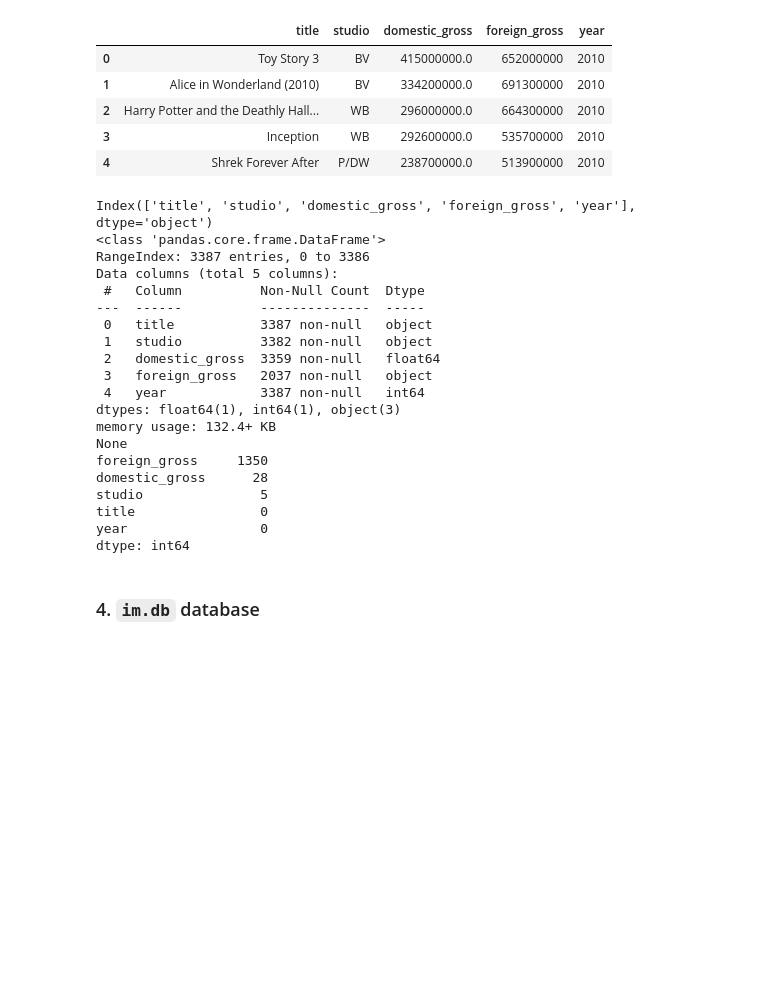
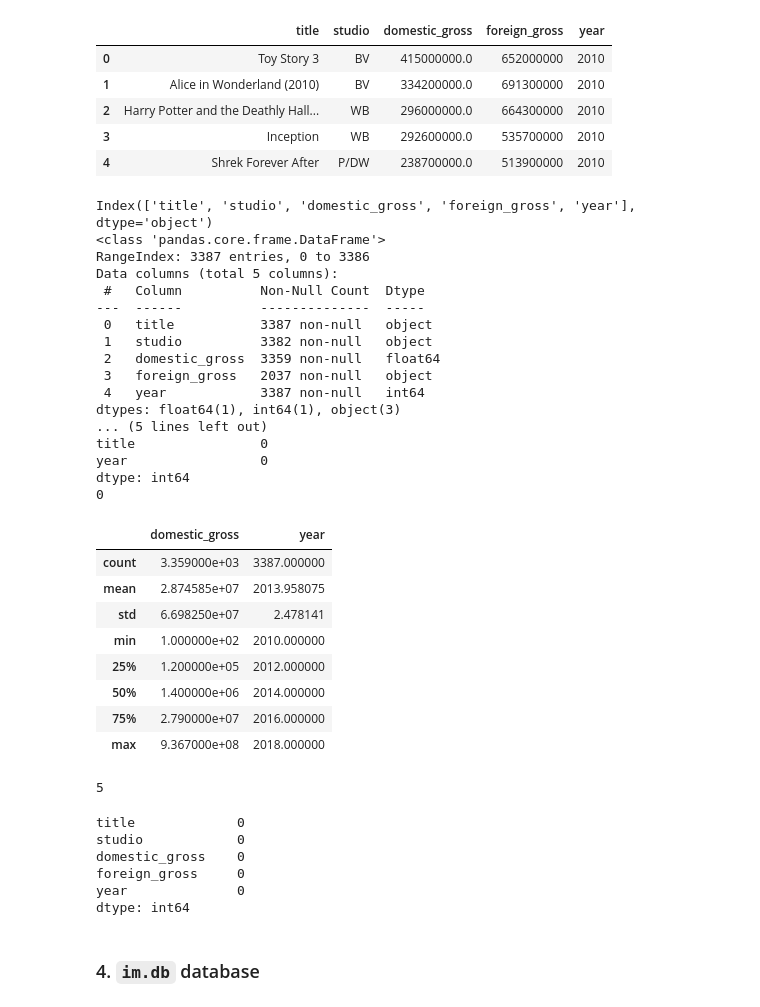
Before and after one commit to lorenaterah/Phase-2-project-G3, a Jupyter notebook: Notebooks/sharonk.ipynb, the cells around one changed output. Drawn from its saved outputs; the diff is of its cells as text; code cells hidden in the pictures; blank space fills up the shorter version.

```diff
--- a/Notebooks/sharonk.ipynb
+++ b/Notebooks/sharonk.ipynb
@@ -236,6 +220,7 @@ bom.head()
 print(bom.columns)
 print(bom.info())
 print(bom.isna().sum().sort_values(ascending=False))
+print(bom.duplicated().sum())
 # %% [output]
 Index(['title', 'studio', 'domestic_gross', 'foreign_gross', 'year'], dtype='object')
 <class 'pandas.core.frame.DataFrame'>
@@ -249,11 +234,24 @@ Data columns (total 5 columns):
  3   foreign_gross   2037 non-null   object
  4   year            3387 non-null   int64
 dtypes: float64(1), int64(1), object(3)
-memory usage: 132.4+ KB
-None
-foreign_gross     1350
-domestic_gross      28
-studio               5
+... (5 lines left out)
 title                0
 year                 0
 dtype: int64
+0
+# %%
+bom.describe()
+# %% [output]
+|  | domestic_gross | year |
+| count | 3.359000e+03 | 3387.000000 |
+| mean | 2.874585e+07 | 2013.958075 |
+| std | 6.698250e+07 | 2.478141 |
+| min | 1.000000e+02 | 2010.000000 |
+| 25% | 1.200000e+05 | 2012.000000 |
+| 50% | 1.400000e+06 | 2014.000000 |
+| 75% | 2.790000e+07 | 2016.000000 |
+| max | 9.367000e+08 | 2018.000000 |
+# %%
+bom['studio'].isna().sum()
+# %% [output]
+5
@@ -260,3 +274,12 @@ dtype: int64
+# %%
+bom.isna().sum()
+# %% [output]
+title             0
+studio            0
+domestic_gross    0
+foreign_gross     0
+year              0
+dtype: int64
 # %% [markdown]
 ### 4. `im.db` database
 # %%
```
Also changed, not shown: parts of 10 cells of this notebook.
